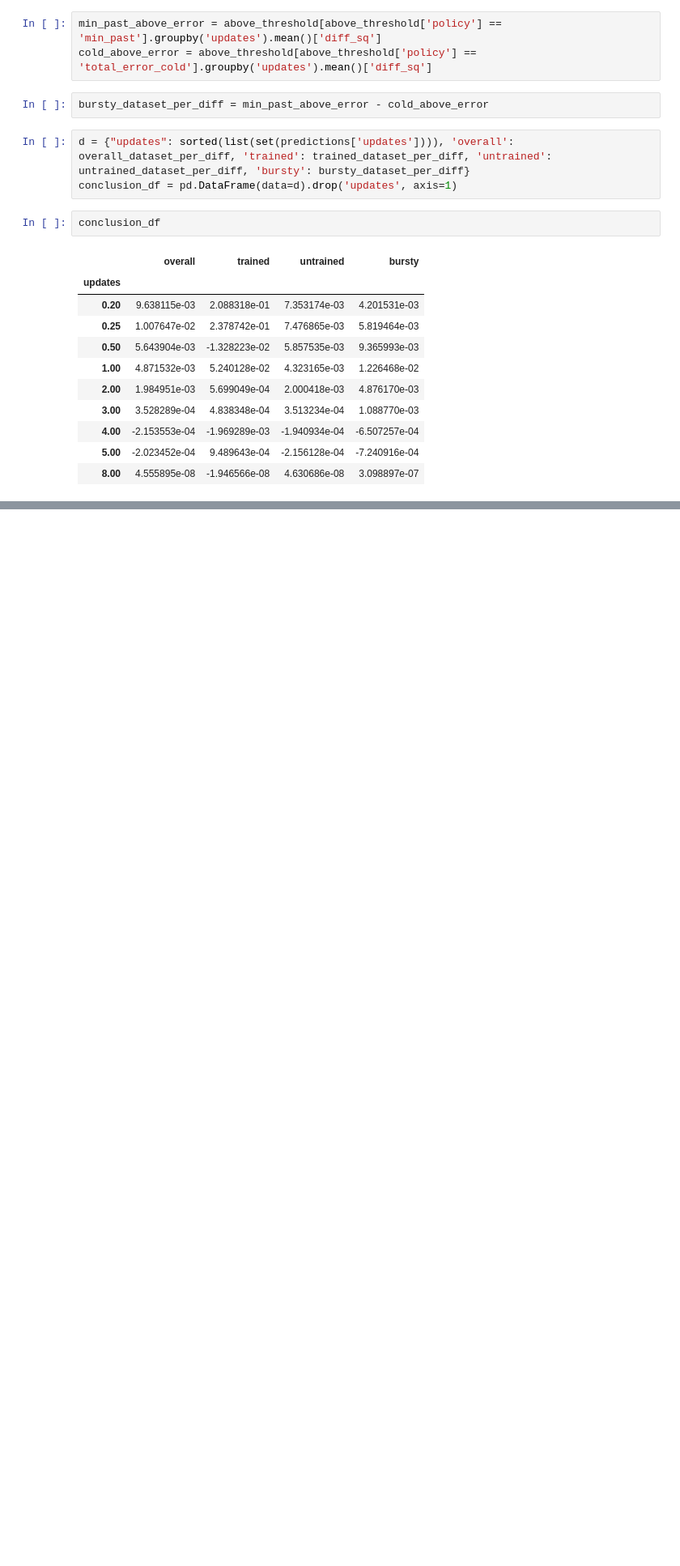
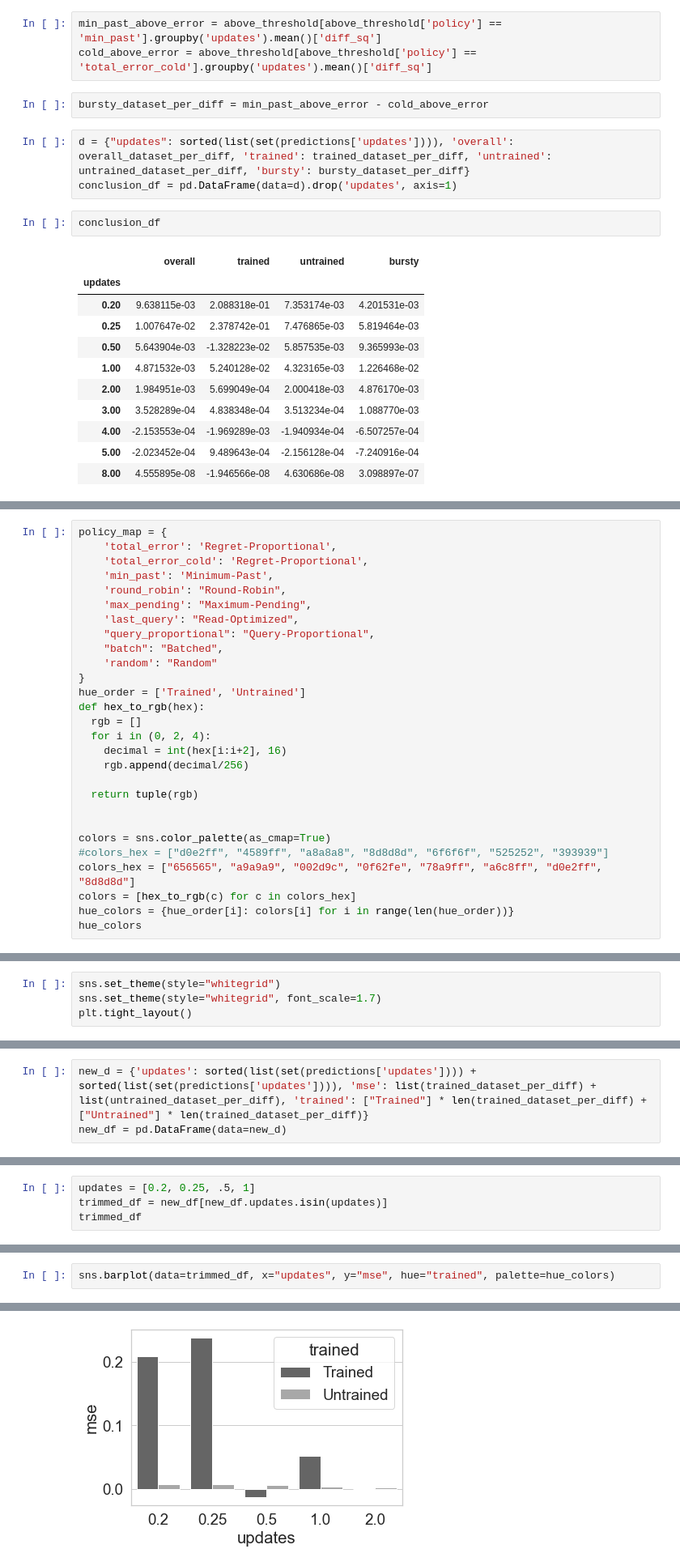
Before and after one commit to feature-store/experiments, a Jupyter notebook: nb/1026_Findings.ipynb, the cells around one changed output, grey strips where cells are left out. Shown: that part at 81% size. Drawn from its saved outputs; the diff is of its cells as text; blank space fills up the shorter version.

Commit message:
Plots

```diff
--- a/nb/1026_Findings.ipynb
+++ b/nb/1026_Findings.ipynb
@@ -113,0 +122,28 @@ conclusion_df
+# %%
+policy_map = {
+    'total_error': 'Regret-Proportional',
+    'total_error_cold': 'Regret-Proportional',
+    'min_past': 'Minimum-Past',
+    'round_robin': "Round-Robin",
+    'max_pending': "Maximum-Pending",
+    'last_query': "Read-Optimized",
+    "query_proportional": "Query-Proportional",
+    "batch": "Batched",
+    'random': "Random"
+}
+hue_order = ['Trained', 'Untrained']
+def hex_to_rgb(hex):
+  rgb = []
+  for i in (0, 2, 4):
+    decimal = int(hex[i:i+2], 16)
+    rgb.append(decimal/256)
+
+  return tuple(rgb)
+
+
+colors = sns.color_palette(as_cmap=True)
+#colors_hex = ["d0e2ff", "4589ff", "a8a8a8", "8d8d8d", "6f6f6f", "525252", "393939"]
+colors_hex = ["656565", "a9a9a9", "002d9c", "0f62fe", "78a9ff", "a6c8ff", "d0e2ff", "8d8d8d"]
+colors = [hex_to_rgb(c) for c in colors_hex]
+hue_colors = {hue_order[i]: colors[i] for i in range(len(hue_order))}
+hue_colors
@@ -113,0 +153,4 @@ conclusion_df
+# %%
+sns.set_theme(style="whitegrid")
+sns.set_theme(style="whitegrid", font_scale=1.7)
+plt.tight_layout()
@@ -113,0 +194,3 @@ conclusion_df
+# %%
+new_d = {'updates': sorted(list(set(predictions['updates']))) + sorted(list(set(predictions['updates']))), 'mse': list(trained_dataset_per_diff) + list(untrained_dataset_per_diff), 'trained': ["Trained"] * len(trained_dataset_per_diff) + ["Untrained"] * len(trained_dataset_per_diff)}
+new_df = pd.DataFrame(data=new_d)
@@ -113,0 +217,4 @@ conclusion_df
+# %%
+updates = [0.2, 0.25, .5, 1]
+trimmed_df = new_df[new_df.updates.isin(updates)]
+trimmed_df
@@ -113,0 +231,3 @@ conclusion_df
+# %%
+sns.barplot(data=trimmed_df, x="updates", y="mse", hue="trained", palette=hue_colors)
+# %% [output]
@@ -113,0 +235 @@ conclusion_df
+[figure, added]
```
Also changed, not shown: parts of 12 cells of this notebook.
